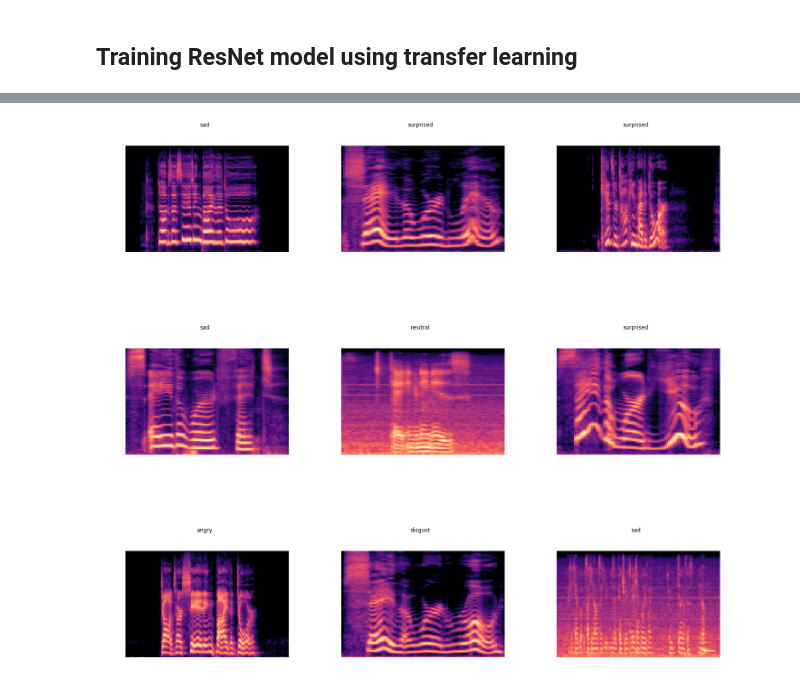
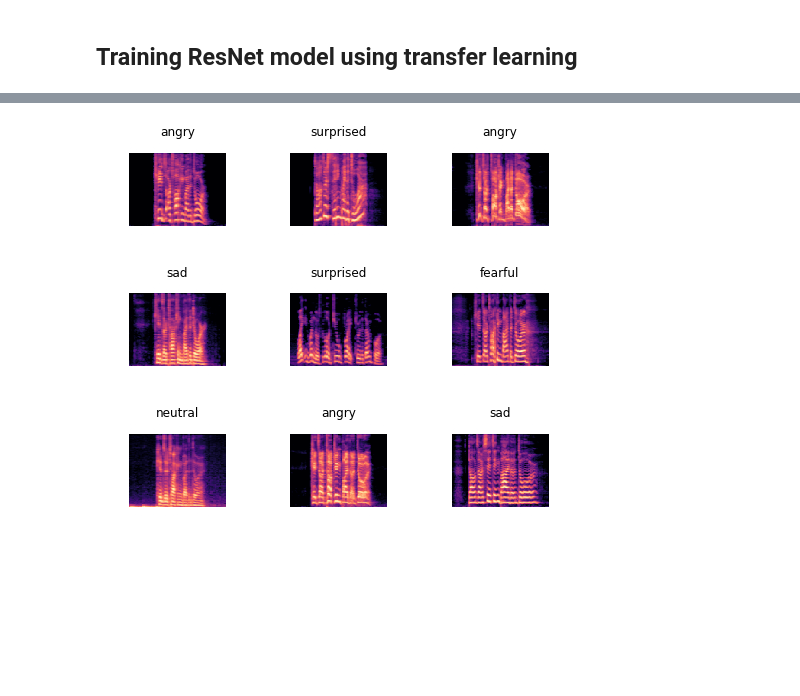
Before and after one commit to AmrMKayid/KayMo, a Jupyter notebook: KayMo.ipynb, the cells around one changed output, grey strips where cells are left out. Saved outputs shown, nothing was run; the diff lists cells and outputs as text; code cells hidden in the pictures; blank space fills up the shorter version.

```diff
--- a/KayMo.ipynb
+++ b/KayMo.ipynb
@@ -18,8 +548,6 @@ import glob
 # %%
-from kaymo import ROOTDIR
-# pathData = f'{ROOTDIR}datasets/kaymodb/'
-pathAudio = f'{ROOTDIR}/datasets/kaymodb/'
-pathImage = f'{ROOTDIR}/datasets/kaymodb_images/'
+pathAudio = f'datasets/kaymodb/'
+pathImage = f'datasets/kaymodb_images/'
 # %%
 df = pd.read_csv('kaymodb.csv')
 # %%
@@ -109,7 +783,8 @@ for emotion in emotions:
 # %% [markdown]
 ## Training ResNet model using transfer learning
 # %%
+bs = 16
 np.random.seed(42)
 data = ImageDataBunch.from_folder(pathImage, train='.', valid_pct=0.2,
-        ds_tfms=None, size=[400,600], num_workers=4).normalize(imagenet_stats)
+        ds_tfms=None, size=224, num_workers=4, bs=bs).normalize(imagenet_stats)
 # %%
@@ -127,6 +803,6 @@ data.classes
 # %%
-data.show_batch(rows=3,figsize=(20,20))
+data.show_batch(rows=3, figsize=(7,6))
 # %% [output]
-[figure, old version]
+[figure, new version]
 # %%
 learn = cnn_learner(data, models.resnet34, metrics=accuracy)
```
Also changed, not shown: parts of 100 cells of this notebook, 6 other files.
